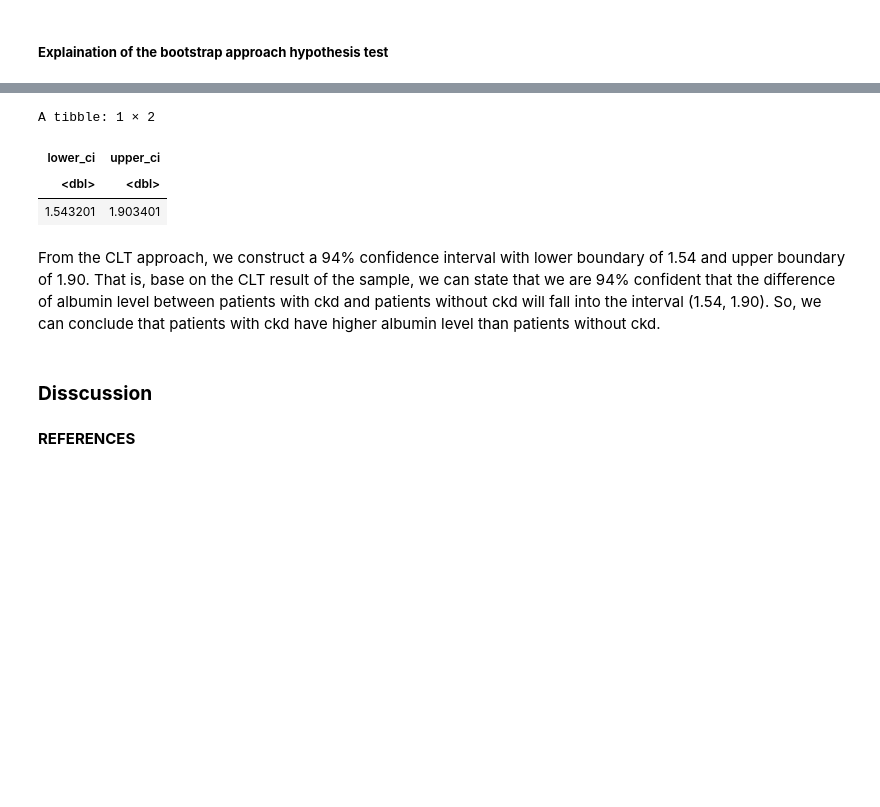
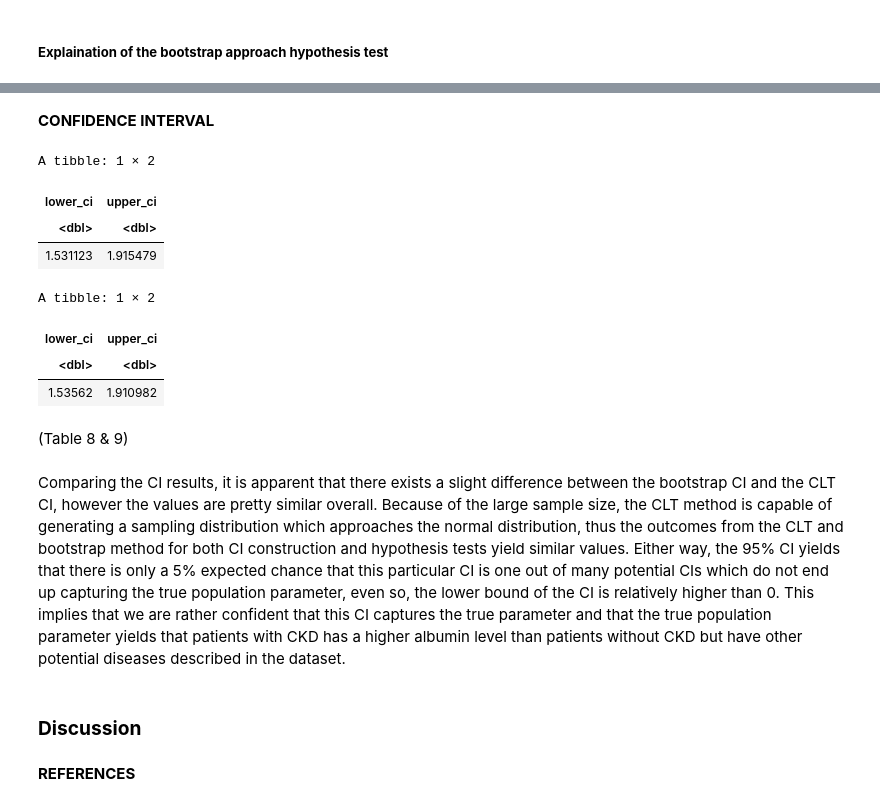
Before and after one commit to mish-salt/Group-14-stat-project, a Jupyter notebook: final report.ipynb, the cells around one changed output, grey strips where cells are left out. Drawn from its saved outputs; the diff is of its cells as text; code cells hidden in the pictures; blank space fills up the shorter version.

```diff
--- a/final report.ipynb
+++ b/final report.ipynb
@@ -226,10 +240,9 @@ From the bootstrap approach, we get a p-value equall to 0 (*table4*) under the c
 # %%
-#get means and sds of ckd/notckd groups
+#get the standard deviation of ckd/notckd groups
 ckd_data_summary <-
     ckd_data %>%
     group_by(classification) %>%
-    summarise(sample_mean = mean(albumin_level),
-              sample_std_error = sd(albumin_level)/sqrt(n()))
+    summarise(sample_std_error = sd(albumin_level)/sqrt(n()))
 
 ckd_data_summary
 # %% [output]
@@ -241,24 +283,44 @@ A tibble: 2 × 3
+# %% [markdown]
+**CONFIDENCE INTERVAL**
 # %%
-#calculate the 94% confidence interval
-ckd_mean <- ckd_data_summary$sample_mean[1]
-ckd_var <- ckd_data_summary$sample_std_error[1]^2
-notckd_mean <- ckd_data_summary$sample_mean[2]
-notckd_var <- ckd_data_summary$sample_std_error[2]^2
+#calculate the 95% confidence interval - clt method
+ckd_clt_ci <-
+    tibble(lower_ci = (ckd_mean - notckd_mean + qnorm(0.025) * sqrt(notckd_var + ckd_var)),
+           upper_ci = (ckd_mean - notckd_mean - qnorm(0.025) * sqrt(notckd_var + ckd_var)))
 
-ckd_clt_ci <-
-    tibble(lower_ci = (ckd_mean - notckd_mean - qnorm(0.97) * sqrt(notckd_var + ckd_var)),
-           upper_ci = (ckd_mean - notckd_mean + qnorm(0.97) * sqrt(notckd_var + ckd_var)))
 
+#calculate the 95% confidence interval - bootstrap method
+#Generate 1000 bootstrap sample point estimates and calculating ci
+bootstrap <- ckd_data %>%
+    specify(albumin_level ~ classification)%>%
+    generate(type = "bootstrap", reps = 1000)%>%
+    calculate(stat = "diff in means", order = c("ckd", "notckd"))%>%
+    get_ci(type = "percentile", level = 0.95)
+
+
+head(bootstrap)
 head(ckd_clt_ci)
 # %% [output]
 A tibble: 1 × 2
 | lower_ci | upper_ci |
 | <dbl> | <dbl> |
-| 1.543201 | 1.903401 |
+| 1.531123 | 1.915479 |
+A tibble: 1 × 2
+| lower_ci | upper_ci |
+| <dbl> | <dbl> |
+| 1.53562 | 1.910982 |
+# %% [markdown]
+(Table 8 & 9)
 # %% [markdown]
-From the CLT approach, we construct a 94% confidence interval with lower boundary of 1.54 and upper boundary of 1.90. That is, base on the CLT result of the sample, we can state that we are 94% confident that the difference of albumin level between patients with ckd and patients without ckd will fall into the interval (1.54, 1.90). So, we can conclude that patients with ckd have higher albumin level than patients without ckd.
+Comparing the CI results, it is apparent that there exists a slight difference between the bootstrap CI and the CLT CI, however
+the values are pretty similar overall. Because of the large sample size, the CLT method is capable of generating a sampling
+distribution which approaches the normal distribution, thus the outcomes from the CLT and bootstrap method for both CI construction and
+hypothesis tests yield similar values. Either way, the 95% CI yields that there is only a 5% expected chance that this particular CI is one
+out of many potential CIs which do not end up capturing the true population parameter, even so, the lower bound of the CI is relatively higher
+than 0. This implies that we are rather confident that this CI captures the true parameter and that the true population parameter yields that
+patients with CKD has a higher albumin level than patients without CKD but have other potential diseases described in the dataset.
 # %% [markdown]
-### **Disscussion**
+### **Discussion**
 # %% [markdown]
 **REFERENCES**
 # %% [markdown]
```
Also changed, not shown: parts of 19 cells of this notebook.
